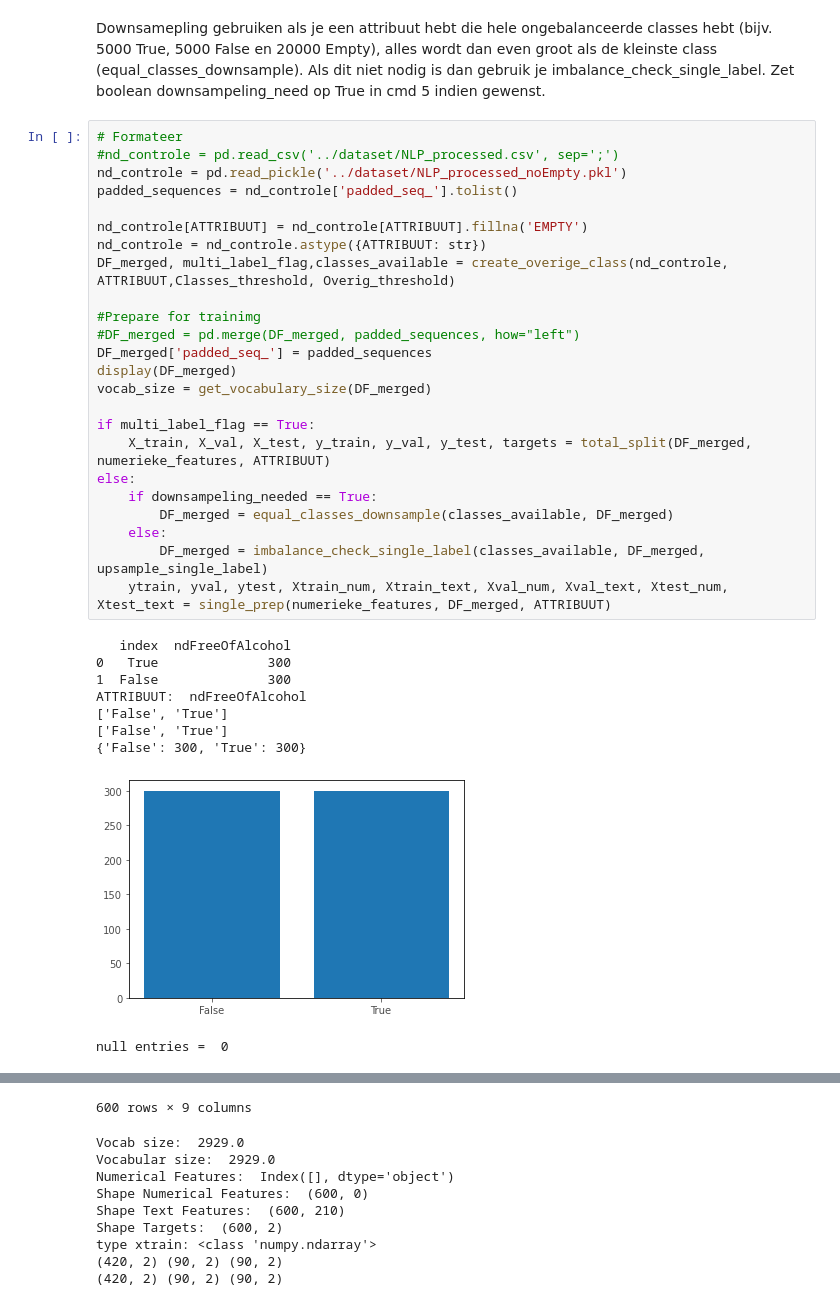
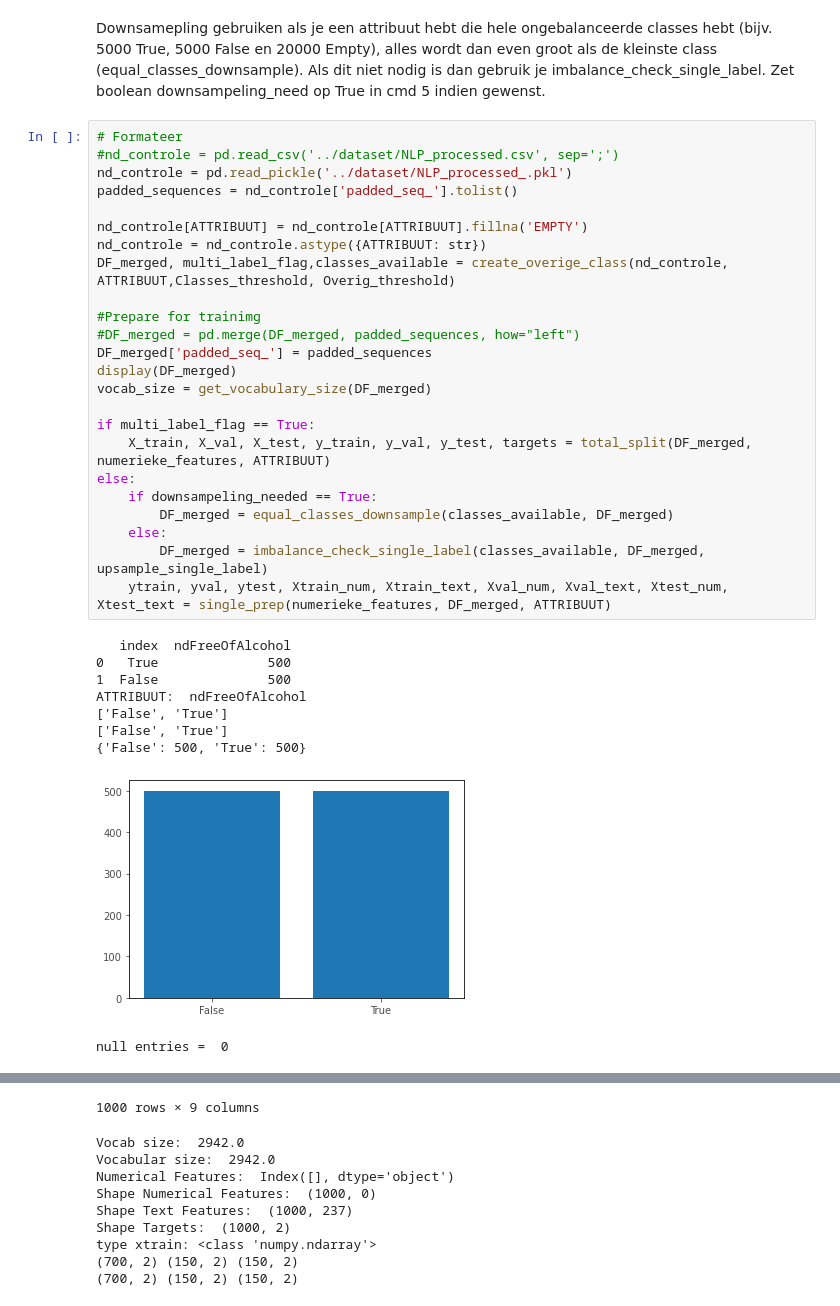
Before and after one commit to MarcB77/Master_Thesis_AI_example, a Jupyter notebook: Artificial_neural_networks/Train_Multi_Single.ipynb, the cells around one changed output, grey strips where cells are left out. Drawn from its saved outputs; the diff is of its cells as text.

```diff
--- a/Artificial_neural_networks/Train_Multi_Single.ipynb
+++ b/Artificial_neural_networks/Train_Multi_Single.ipynb
@@ -31,35 +31,35 @@ Downsamepling gebruiken als je een attribuut hebt die hele ongebalanceerde class
 # %%
 # Formateer
 #nd_controle = pd.read_csv('../dataset/NLP_processed.csv', sep=';')
-nd_controle = pd.read_pickle('../dataset/NLP_processed_noEmpty.pkl')
+nd_controle = pd.read_pickle('../dataset/NLP_processed_.pkl')
 padded_sequences = nd_controle['padded_seq_'].tolist()
 
 nd_controle[ATTRIBUUT] = nd_controle[ATTRIBUUT].fillna('EMPTY')
 nd_controle = nd_controle.astype({ATTRIBUUT: str})
 DF_merged, multi_label_flag,classes_available = create_overige_class(nd_controle, ATTRIBUUT,Classes_threshold, Overig_threshold)
 
 #Prepare for trainimg
 #DF_merged = pd.merge(DF_merged, padded_sequences, how="left")
 DF_merged['padded_seq_'] = padded_sequences
 display(DF_merged)
 vocab_size = get_vocabulary_size(DF_merged)
 
 if multi_label_flag == True:
     X_train, X_val, X_test, y_train, y_val, y_test, targets = total_split(DF_merged, numerieke_features, ATTRIBUUT)
 else:
     if downsampeling_needed == True:
         DF_merged = equal_classes_downsample(classes_available, DF_merged)
     else:
         DF_merged = imbalance_check_single_label(classes_available, DF_merged, upsample_single_label)
     ytrain, yval, ytest, Xtrain_num, Xtrain_text, Xval_num, Xval_text, Xtest_num, Xtest_text = single_prep(numerieke_features, DF_merged, ATTRIBUUT)
 # %% [output]
    index  ndFreeOfAlcohol
-0   True              300
-1  False              300
+0   True              500
+1  False              500
 ATTRIBUUT:  ndFreeOfAlcohol
 ['False', 'True']
 ['False', 'True']
-{'False': 300, 'True': 300}
+{'False': 500, 'True': 500}
-[figure, old version]
+[figure, new version]
 null entries =  0
 |  | gtin | gln | ndFreeOfAlcohol | False | True | Aantal_classes | class_num_ndFreeOfAlcohol | ... |
@@ -77,13 +77,13 @@ null entries =  0
-600 rows × 9 columns
+1000 rows × 9 columns
-Vocab size:  2929.0
-Vocabular size:  2929.0
+Vocab size:  2942.0
+Vocabular size:  2942.0
 Numerical Features:  Index([], dtype='object')
-Shape Numerical Features:  (600, 0)
-Shape Text Features:  (600, 210)
-Shape Targets:  (600, 2)
+Shape Numerical Features:  (1000, 0)
+Shape Text Features:  (1000, 237)
+Shape Targets:  (1000, 2)
 type xtrain: <class 'numpy.ndarray'>
-(420, 2) (90, 2) (90, 2)
-(420, 2) (90, 2) (90, 2)
+(700, 2) (150, 2) (150, 2)
+(700, 2) (150, 2) (150, 2)
 # %%
 if multi_label_flag == True:
     classes = DF_merged['overig'].value_counts().index.tolist() # haal [0,1] en [1,0] als class eruit
```
Also changed, not shown: parts of 4 cells of this notebook.
